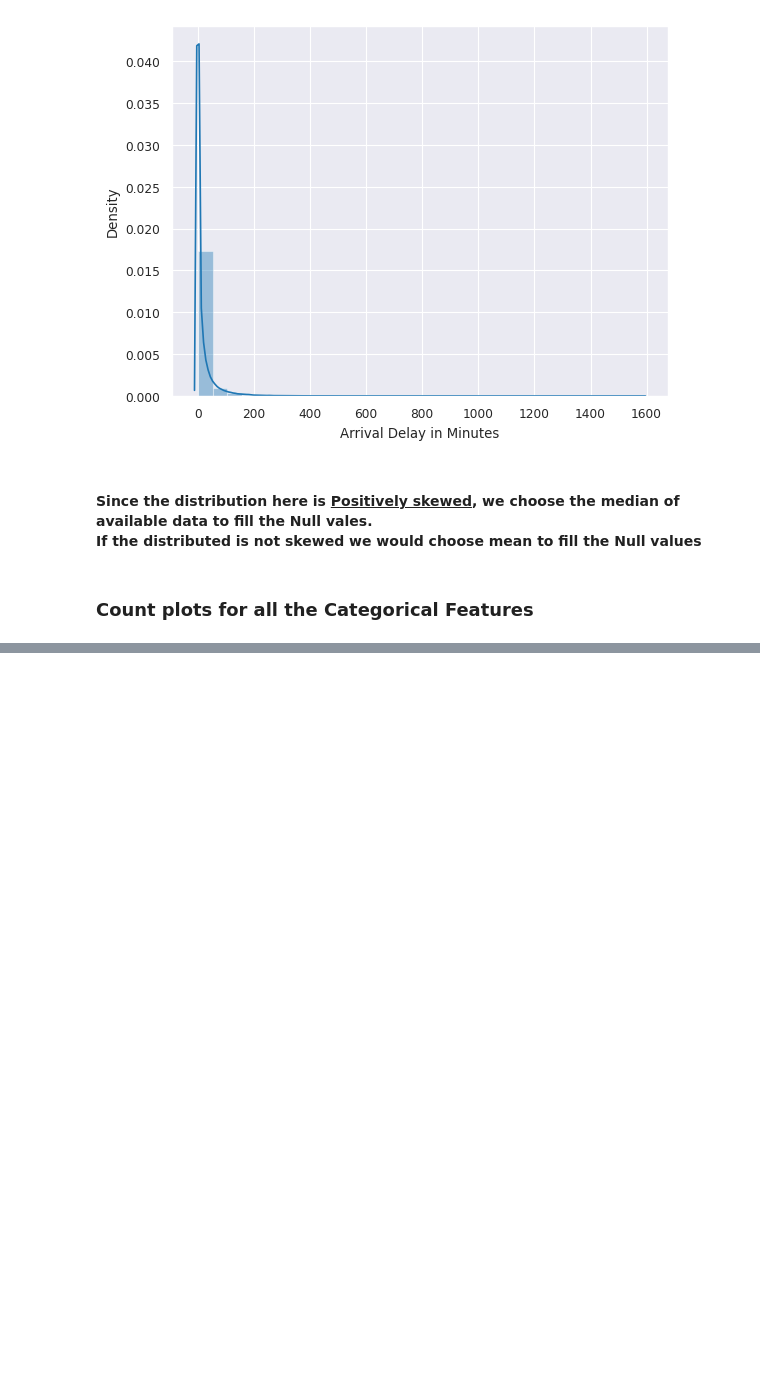
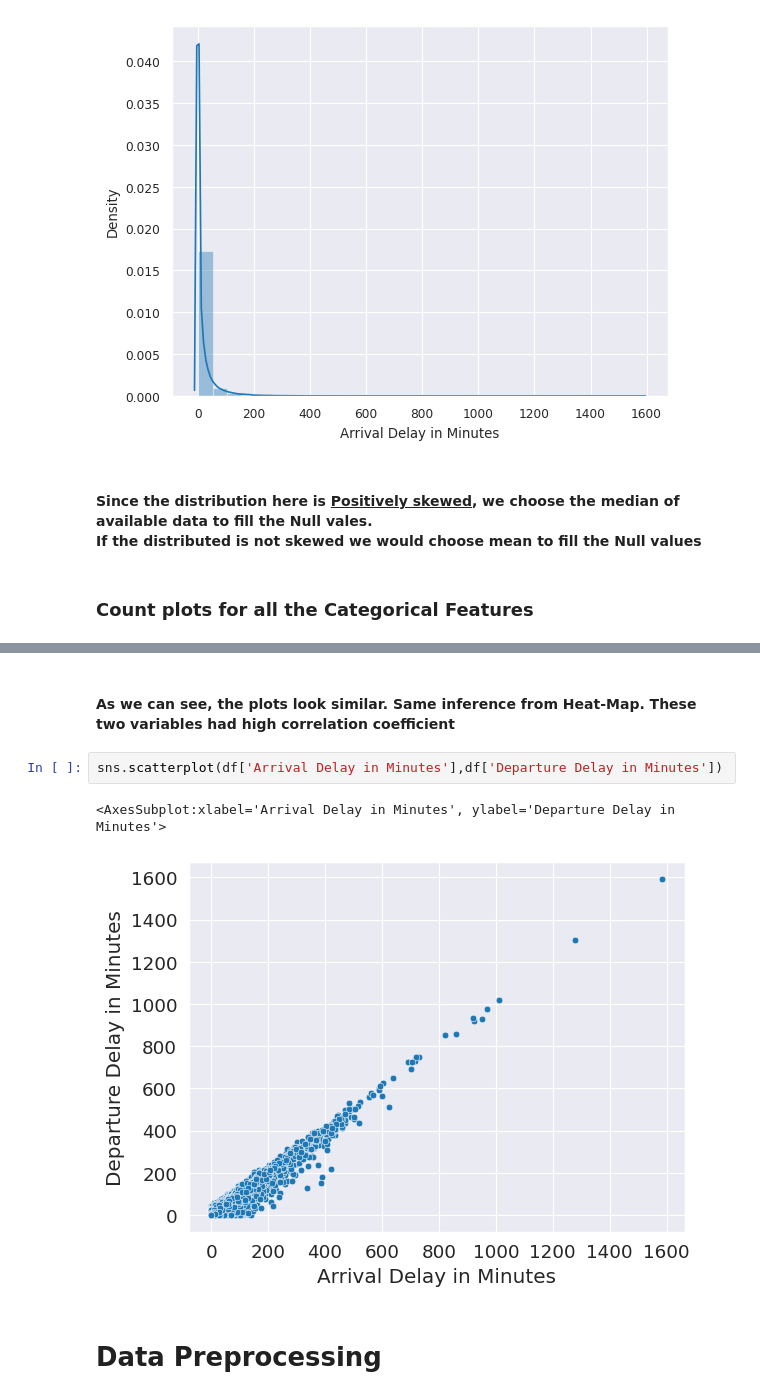
Before and after one commit to bmeghadharsan/19CSE305, a Jupyter notebook: CourseProject/airLinePassenger.ipynb, the cells around one changed output, grey strips where cells are left out. Drawn from its saved outputs; the diff is of its cells as text; blank space fills up the shorter version.

```diff
--- a/CourseProject/airLinePassenger.ipynb
+++ b/CourseProject/airLinePassenger.ipynb
@@ -197,0 +245,9 @@ sns.countplot(df['Class'])
+# %% [markdown]
+<h4>As we can see, the plots look similar. Same inference from Heat-Map. These two variables had high correlation coefficient</h4>
+# %%
+sns.scatterplot(df['Arrival Delay in Minutes'],df['Departure Delay in Minutes'])
+# %% [output]
+<AxesSubplot:xlabel='Arrival Delay in Minutes', ylabel='Departure Delay in Minutes'>
+[figure, added]
+# %% [markdown]
+<h1>Data Preprocessing</h1>
```
Also changed, not shown: parts of 69 cells of this notebook.
